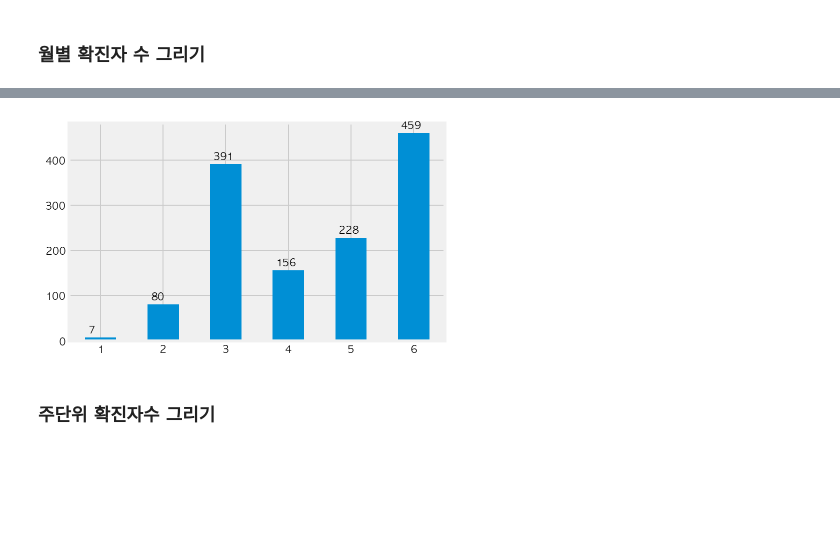
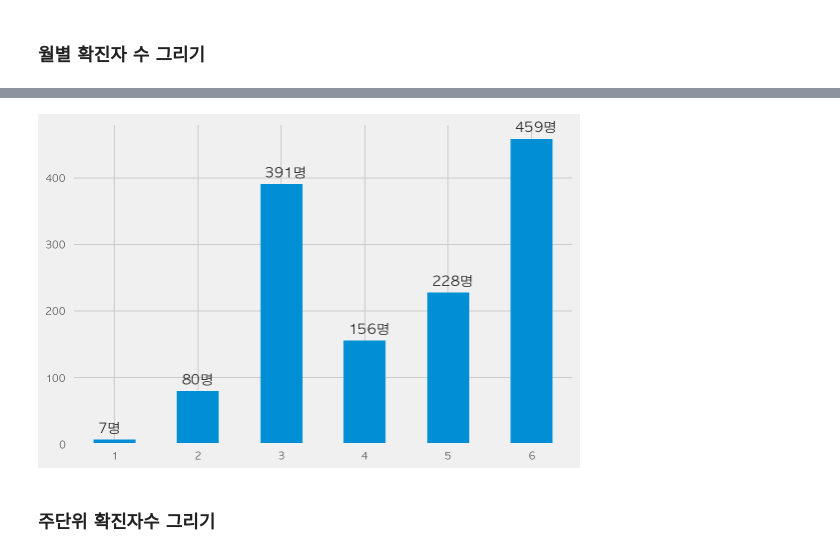
Before and after one commit to HongB1/2022-KHU-Bioinformatics-lab, a Jupyter notebook: code/Lab10_EDA.ipynb, the cells around one changed output, grey strips where cells are left out. Saved outputs shown, nothing was run; the diff lists cells and outputs as text; code cells hidden in the pictures; blank space fills up the shorter version.

```diff
--- a/code/Lab10_EDA.ipynb
+++ b/code/Lab10_EDA.ipynb
@@ -203,2 +229,4 @@ Text(0.5, 1.0, '확진일자 별 확진자수')
 # %% [markdown]
 ### 선그래프에 값 표시하기
+# %%
+df['확진일자'] = df['확진일자'].astype(str)
@@ -205,8 +264,13 @@ Text(0.5, 1.0, '확진일자 별 확진자수')
 # %%
 # 일자별 확진자수를 선그래프로 그립니다.
 # 연도는 모두 2020년이기 때문에 월일만 표기되도록 슬라이싱을 사용해 "월일" 컬럼을 만듭니다.
-df["월일"] = df["확진일자"].astype(str).map(lambda x : x[-5:])
+df['확진일자'] = df['확진일자'].astype(str) # type을 datetime에서 string으로 변환
+df['월일'] = df['확진일자'].apply(lambda x: x[-5:]) # -5에서부터 끝까지 슬라이싱 -> 월,일만
 display(df['월일'])
+
+# from collections import Counter
+# day_count = Counter(df['월일'])
+# day_count = dict(sorted(day_count.items()))
 day_count = df["월일"].value_counts().sort_index()
 print(day_count)
 day_count.iloc[2]
@@ -236,9 +300,3 @@ Name: 월일, Length: 1321, dtype: object
 06-30     8
 Name: 월일, Length: 130, dtype: int64
 3
-# %%
-g = day_count.plot(figsize=(15, 4))
-for i in range(len(day_count)):
-    case_count = day_count.iloc[i]
-    if case_count > 20:
-        g.text(x=i, y=case_count, s=f'{case_count}명')
@@ -415,13 +480,13 @@ ax.axhline(day_count.median(), linestyle=":", color="red")
 <matplotlib.lines.Line2D at 0x...>
 [figure]
 # %%
-# # 슬라이싱을 통해 최근 데이터만 그립니다.
+# 슬라이싱을 통해 최근 데이터만 그립니다.
 
-# g = day_count[-50:].plot.bar(figsize=(15, 4))
-# g.axhline(day_count.median(), linestyle=":", color="red")
+g = day_count[-50:].plot.bar(figsize=(15, 4))
+g.axhline(day_count.median(), linestyle=":", color="red")
 
-# for i in range(50):
-#     case_count = day_count[-50:].iloc[i]
-#     if case_count > 10:
-#         g.text(x=i-0.5, y=case_count, s=case_count)
+for i in range(50):
+    case_count = day_count[-50:].iloc[i]
+    if case_count > 10:
+        g.text(x=i-0.5, y=case_count, s=case_count)
 # %% [output]
@@ -462,13 +530,13 @@ ax.axhline(day_count.median(), linestyle=":", color="red")
 # %%
 # 월별 확진자수에 대한 빈도수를 구해서 시각화 합니다.
 
 month_case = df["월"].value_counts().sort_index()
-g = month_case.plot.bar(rot=0)
+g = month_case.plot.bar(rot=0) # x축 라벨의 회전 각도
 
 for i in range(len(month_case)):
-    g.text(x=i-0.2, y=month_case.iloc[i]+10, s=month_case.iloc[i])
+    g.text(x=i-0.2, y=month_case.iloc[i]+10, s=f'{month_case.iloc[i]}명')
 # %% [output]
-[figure, old version]
+[figure, new version]
 # %% [markdown]
 ### 주단위 확진자수 그리기
 # %%
```
Also changed, not shown: parts of 24 cells of this notebook.
